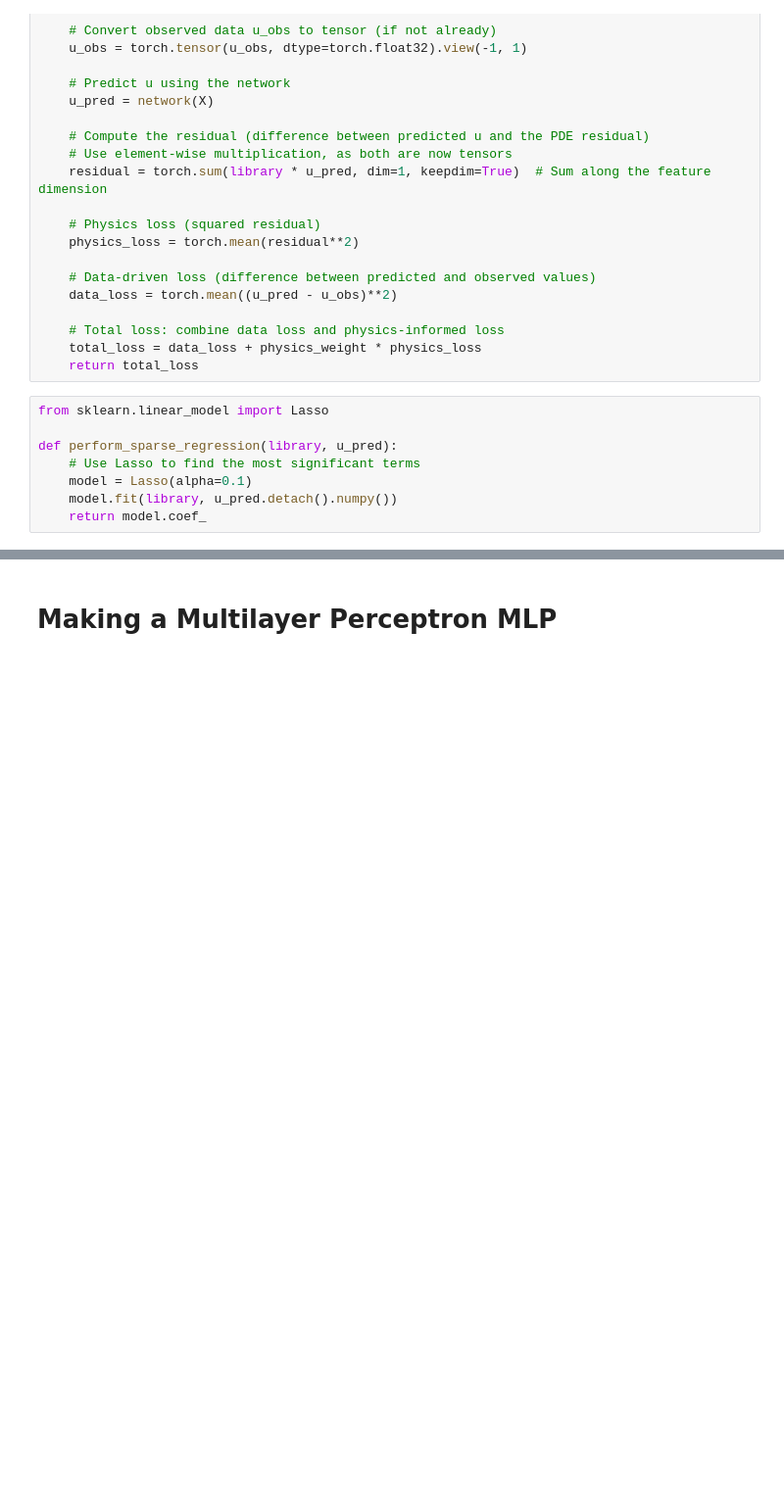
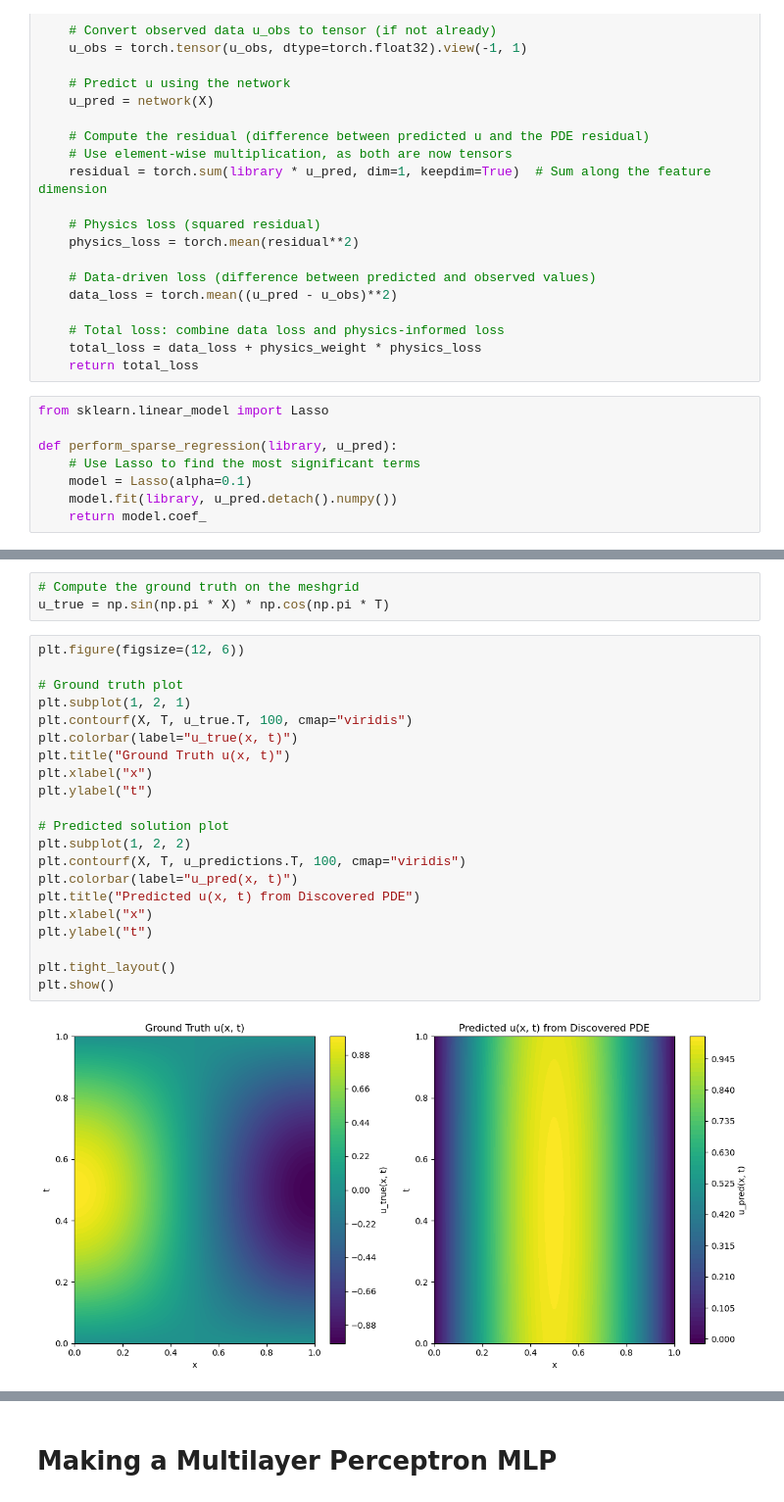
Before and after one commit to ChidiOkoene/EQUATION-DISCOVERY-in-ML, a Jupyter notebook: codes/PINN.ipynb, the cells around one changed output, grey strips where cells are left out. Shown at 98% size. Drawn from its saved outputs; the diff is of its cells as text; blank space fills up the shorter version.

```diff
--- a/codes/PINN.ipynb
+++ b/codes/PINN.ipynb
@@ -662,0 +809,26 @@ Discovered PDE: u_t =  0.0318 * 1 + 0.1810 * x + -0.4466 * t + -0.1586 * x^2 + 0
+# %%
+# Compute the ground truth on the meshgrid
+u_true = np.sin(np.pi * X) * np.cos(np.pi * T)
+# %%
+plt.figure(figsize=(12, 6))
+
+# Ground truth plot
+plt.subplot(1, 2, 1)
+plt.contourf(X, T, u_true.T, 100, cmap="viridis")
+plt.colorbar(label="u_true(x, t)")
+plt.title("Ground Truth u(x, t)")
+plt.xlabel("x")
+plt.ylabel("t")
+
+# Predicted solution plot
+plt.subplot(1, 2, 2)
+plt.contourf(X, T, u_predictions.T, 100, cmap="viridis")
+plt.colorbar(label="u_pred(x, t)")
+plt.title("Predicted u(x, t) from Discovered PDE")
+plt.xlabel("x")
+plt.ylabel("t")
+
+plt.tight_layout()
+plt.show()
+# %% [output]
+[figure, added]
```
Also changed, not shown: parts of 20 cells of this notebook, 1 other file.
